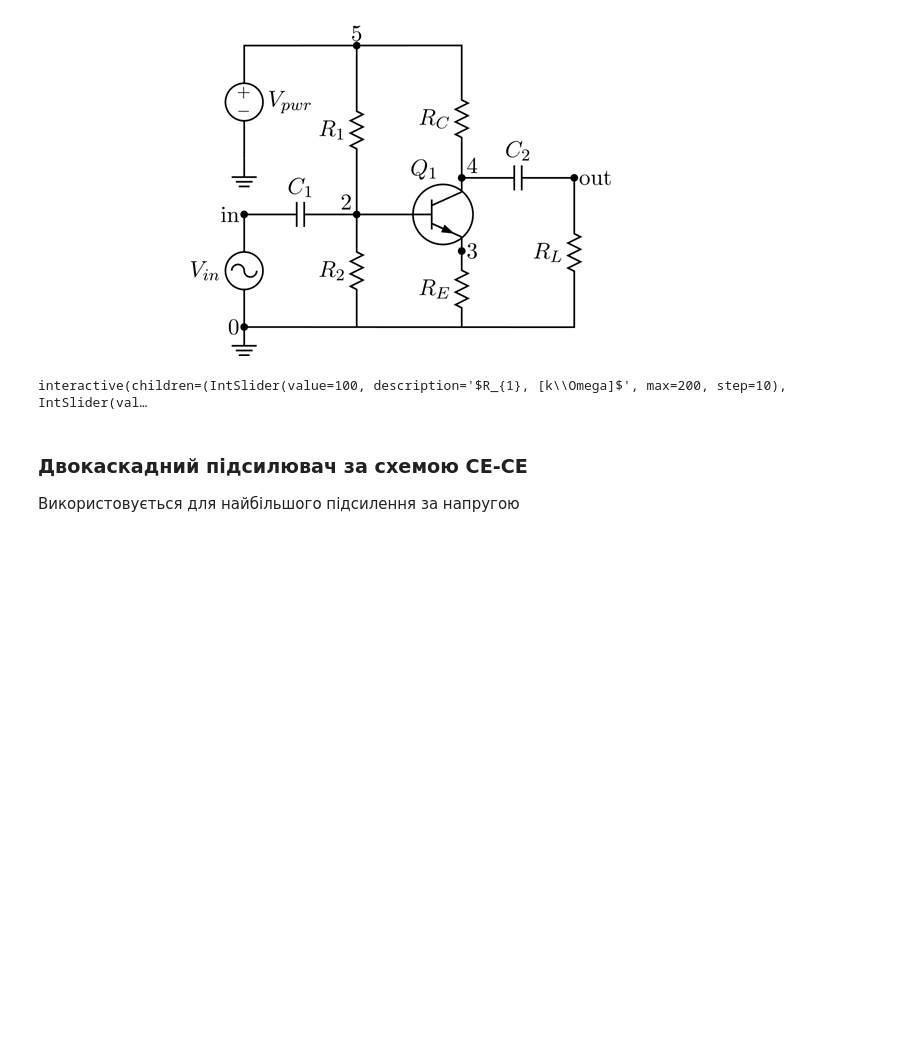
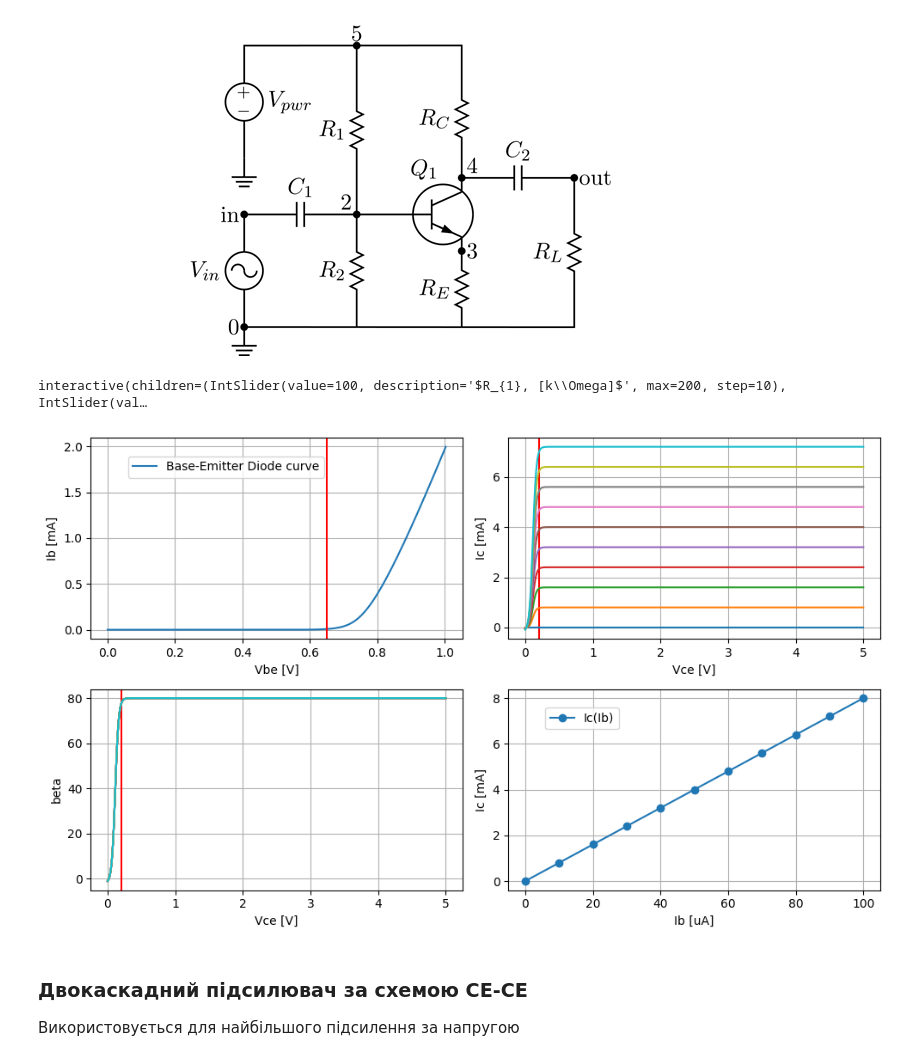
Before and after one commit to vim4all/Lectures_Schematics_of_radio_technical-devices_in_Ukrainian, a Jupyter notebook: Схемотехніка радіотехнічних пристроїв.ipynb, the cells around one changed output. Drawn from its saved outputs; the diff is of its cells as text; code cells hidden in the pictures; blank space fills up the shorter version.

Commit message:
- BJT plots generator

```diff
--- a/Схемотехніка радіотехнічних пристроїв.ipynb
+++ b/Схемотехніка радіотехнічних пристроїв.ipynb
@@ -658,6 +658,98 @@ w = interactive(g,
 display(w)
 # %% [output]
 interactive(children=(IntSlider(value=100, description='$R_{1}, [k\\Omega]$', max=200, step=10), IntSlider(val…
+# %%
+import numpy as np
+import matplotlib.pyplot as plt
+
+
+import PySpice.Logging.Logging as Logging
+logger = Logging.setup_logging()
+
+
+from PySpice.Doc.ExampleTools import find_libraries
+from PySpice.Probe.Plot import plot
+from PySpice.Spice.Library import SpiceLibrary
+from PySpice.Spice.Netlist import Circuit
+from PySpice.Unit import *
+
+
+libraries_path = find_libraries()
+spice_library = SpiceLibrary(libraries_path)
+
+
+figure, ((ax1, ax2), (ax3, ax4)) = plt.subplots(2, 2, figsize=(10, 6))
+
+circuit = Circuit('Transistor')
+
+Vbase = circuit.V('base', '1', circuit.gnd, 1@u_V)
+circuit.R('base', 1, 'base', 1@u_kΩ)
+Vcollector = circuit.V('collector', '2', circuit.gnd, 0@u_V)
+circuit.R('collector', 2, 'collector', 1@u_kΩ)
+#circuit.include("BC556.lib")
+#circuit.BJT(1, 'collector', 'base', circuit.gnd, model='BC556.lib')
+circuit.BJT(1, 'collector', 'base', circuit.gnd, model='bjt') # Q is mapped to BJT !
+circuit.model('bjt', 'npn', bf=80, cjc=pico(5), rb=100)
+
+simulator = circuit.simulator(temperature=25, nominal_temperature=25)
+analysis = simulator.dc(Vbase=slice(0, 3, .01))
+
+ax1.plot(analysis.base, u_mA(-analysis.Vbase)) # Fixme: I_Vbase
+ax1.axvline(x=.65, color='red')
+ax1.legend(('Base-Emitter Diode curve',), loc=(.1,.8))
+ax1.grid()
+ax1.set_xlabel('Vbe [V]')
+ax1.set_ylabel('Ib [mA]')
+
+circuit = Circuit('Transistor')
+Ibase = circuit.I('base', circuit.gnd, 'base', 10@u_uA) # take care to the orientation
+Vcollector = circuit.V('collector', 'collector', circuit.gnd, 5)
+#circuit.include(spice_library['2n2222a'])
+#circuit.BJT(1, 'collector', 'base', circuit.gnd, model='2n2222a')
+circuit.BJT(1, 'collector', 'base', circuit.gnd, model='bjt') # Q is mapped to BJT !
+circuit.model('bjt', 'npn', bf=80, cjc=pico(5), rb=100)
+
+ax2.grid()
+# ax2.legend(('Ic(Vce, Ib)',), loc=(.5,.5))
+ax2.set_xlabel('Vce [V]')
+ax2.set_ylabel('Ic [mA]')
+ax2.axvline(x=.2, color='red')
+
+ax3.grid()
+# ax3.legend(('beta(Vce)',), loc=(.5,.5))
+ax3.set_xlabel('Vce [V]')
+ax3.set_ylabel('beta')
+ax3.axvline(x=.2, color='red')
+
+for base_current in np.arange(0, 100, 10):
+    base_current = base_current@u_uA
+    Ibase.dc_value = base_current
+    simulator = circuit.simulator(temperature=25, nominal_temperature=25)
+    analysis = simulator.dc(Vcollector=slice(0, 5, .01))
+    # add ib as text, linear and saturate region
+    # Plot Ic = f(Vce)
+    ax2.plot(analysis.collector, u_mA(-analysis.Vcollector))
+    # Plot β = Ic / Ib = f(Vce)
+    ax3.plot(analysis.collector, -analysis.Vcollector/float(base_current))
+    # trans-resistance U = RI   R = U / I = Vce / Ie
+    # ax3.plot(analysis.collector, analysis.sweep/(float(base_current)-analysis.Vcollector))
+    # Fixme: sweep is not so explicit
+
+ax4.grid()
+ax4.set_xlabel('Ib [uA]')
+ax4.set_ylabel('Ic [mA]')
+
+simulator = circuit.simulator(temperature=25, nominal_temperature=25)
+analysis = simulator.dc(Ibase=slice(0, 100e-6, 10e-6))
+# Fixme: sweep
+ax4.plot(analysis.sweep*1e6, u_mA(-analysis.Vcollector), 'o-')
+ax4.legend(('Ic(Ib)',), loc=(.1,.8))
+
+
+plt.tight_layout()
+plt.show()
+# %% [output]
+[figure, added]
 # %% [markdown]
 ### Двокаскадний підсилювач за схемою СЕ-СЕ
 Використовується для найбільшого підсилення за напругою
```
